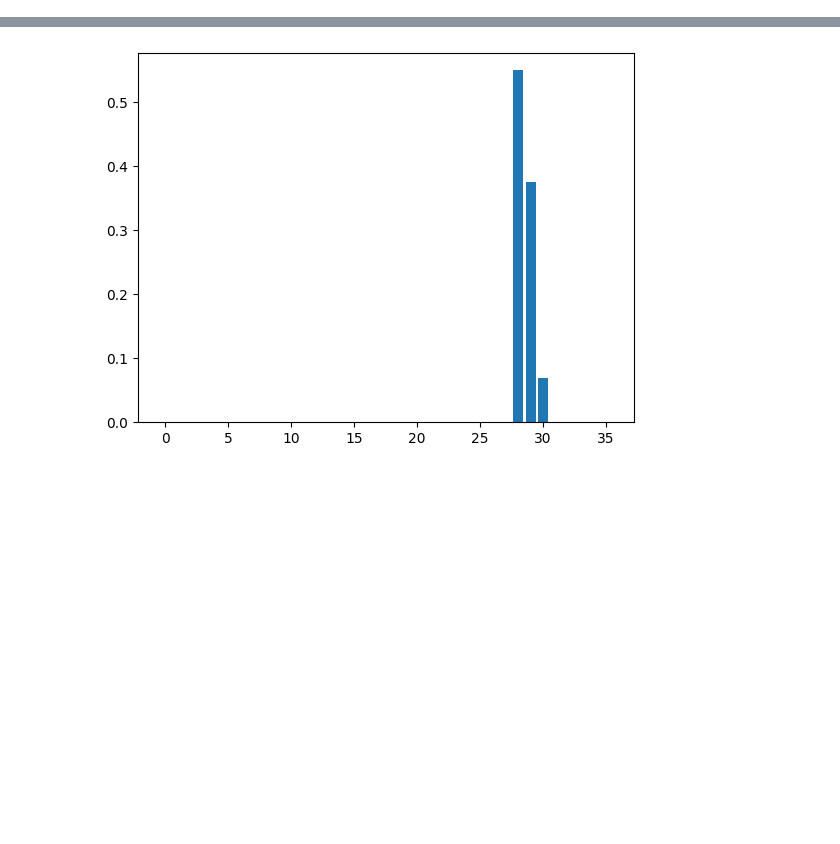
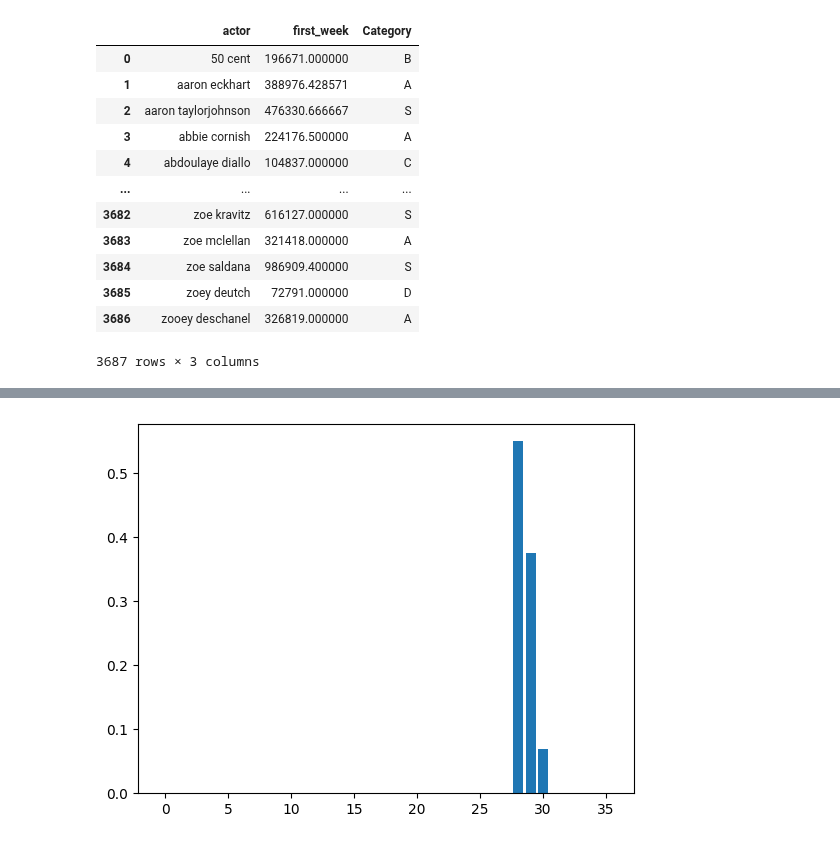
Before and after one commit to AFlo59/Brief_Popularity_Film, a Jupyter notebook: modelisation/model.ipynb, the cells around one changed output, grey strips where cells are left out. Cells and saved outputs as stored; diff of their text form; code cells hidden in the pictures; blank space fills up the shorter version.

```diff
--- a/modelisation/model.ipynb
+++ b/modelisation/model.ipynb
@@ -14,0 +84,23 @@ set_config(transform_output="pandas")
+# %%
+percentiles = df_actor['first_week'].sort_values(ascending=False).quantile([0.2, 0.4, 0.6, 0.8])
+
+bins = [0] + list(percentiles) + [float('inf')]
+labels = ['D', 'C', 'B', 'A', 'S']
+
+df_actor['Category'] = pd.cut(df_actor['first_week'], bins=bins, labels=labels)
+
+df_actor
+# %% [output]
+|  | actor | first_week | Category |
+| 0 | 50 cent | 196671.000000 | B |
+| 1 | aaron eckhart | 388976.428571 | A |
+| 2 | aaron taylorjohnson | 476330.666667 | S |
+| 3 | abbie cornish | 224176.500000 | A |
+| 4 | abdoulaye diallo | 104837.000000 | C |
+| ... | ... | ... | ... |
+| 3682 | zoe kravitz | 616127.000000 | S |
+| 3683 | zoe mclellan | 321418.000000 | A |
+| 3684 | zoe saldana | 986909.400000 | S |
+| 3685 | zoey deutch | 72791.000000 | D |
+| 3686 | zooey deschanel | 326819.000000 | A |
+3687 rows × 3 columns
```
Also changed, not shown: parts of 17 cells of this notebook.
